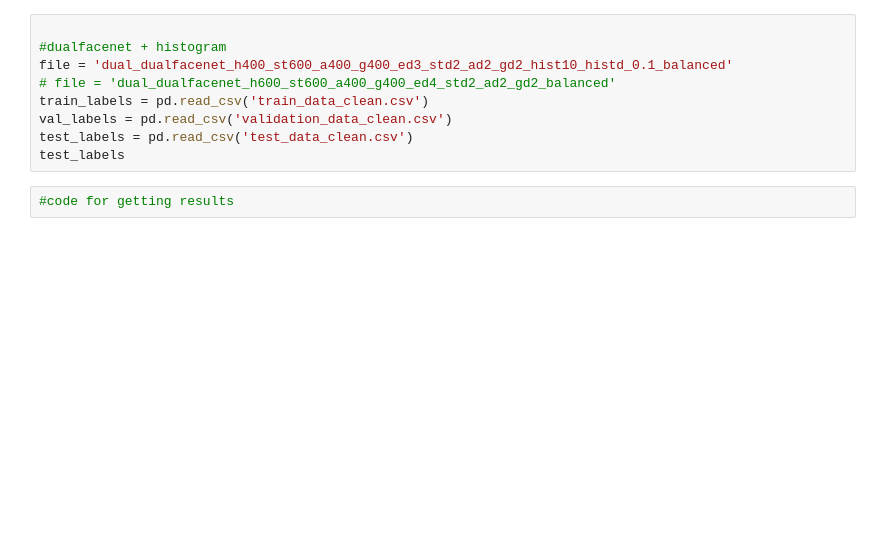
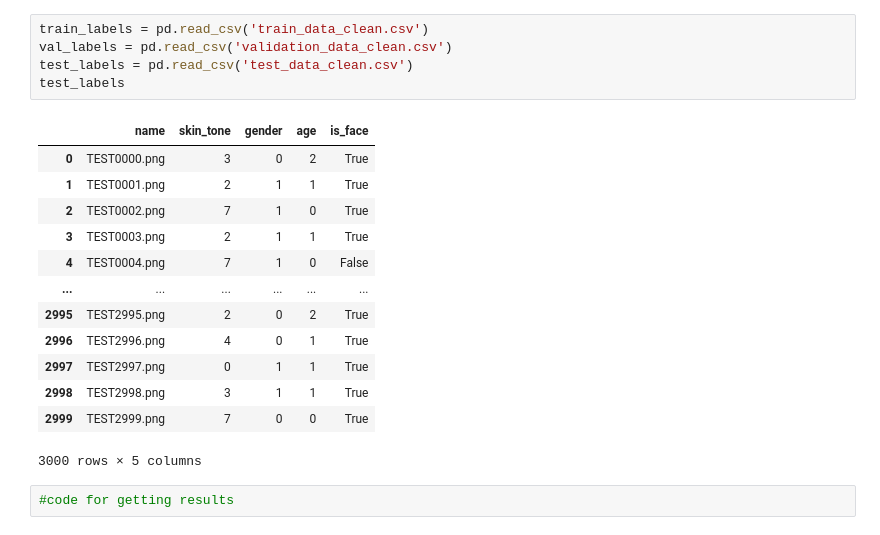
Before and after one commit to tehwentzel/SRIA_Bias, a Jupyter notebook: Untitled.ipynb, the cells around one changed output. Drawn from its saved outputs; the diff is of its cells as text; blank space fills up the shorter version.

```diff
--- a/Untitled.ipynb
+++ b/Untitled.ipynb
@@ -162,14 +168,24 @@ def resultify(y,ypred):
     plot_results(res)
     return res
 # %%
-
-#dualfacenet + histogram
-file = 'dual_dualfacenet_h400_st600_a400_g400_ed3_std2_ad2_gd2_hist10_histd_0.1_balanced'
-# file = 'dual_dualfacenet_h600_st600_a400_g400_ed4_std2_ad2_gd2_balanced'
 train_labels = pd.read_csv('train_data_clean.csv')
 val_labels = pd.read_csv('validation_data_clean.csv')
 test_labels = pd.read_csv('test_data_clean.csv')
 test_labels
+# %% [output]
+|  | name | skin_tone | gender | age | is_face |
+| 0 | TEST0000.png | 3 | 0 | 2 | True |
+| 1 | TEST0001.png | 2 | 1 | 1 | True |
+| 2 | TEST0002.png | 7 | 1 | 0 | True |
+| 3 | TEST0003.png | 2 | 1 | 1 | True |
+| 4 | TEST0004.png | 7 | 1 | 0 | False |
+| ... | ... | ... | ... | ... | ... |
+| 2995 | TEST2995.png | 2 | 0 | 2 | True |
+| 2996 | TEST2996.png | 4 | 0 | 1 | True |
+| 2997 | TEST2997.png | 0 | 1 | 1 | True |
+| 2998 | TEST2998.png | 3 | 1 | 1 | True |
+| 2999 | TEST2999.png | 7 | 0 | 0 | True |
+3000 rows × 5 columns
 # %%
 #code for getting results
 # %%
```
Also changed, not shown: parts of 6 cells of this notebook, 4 other files.
